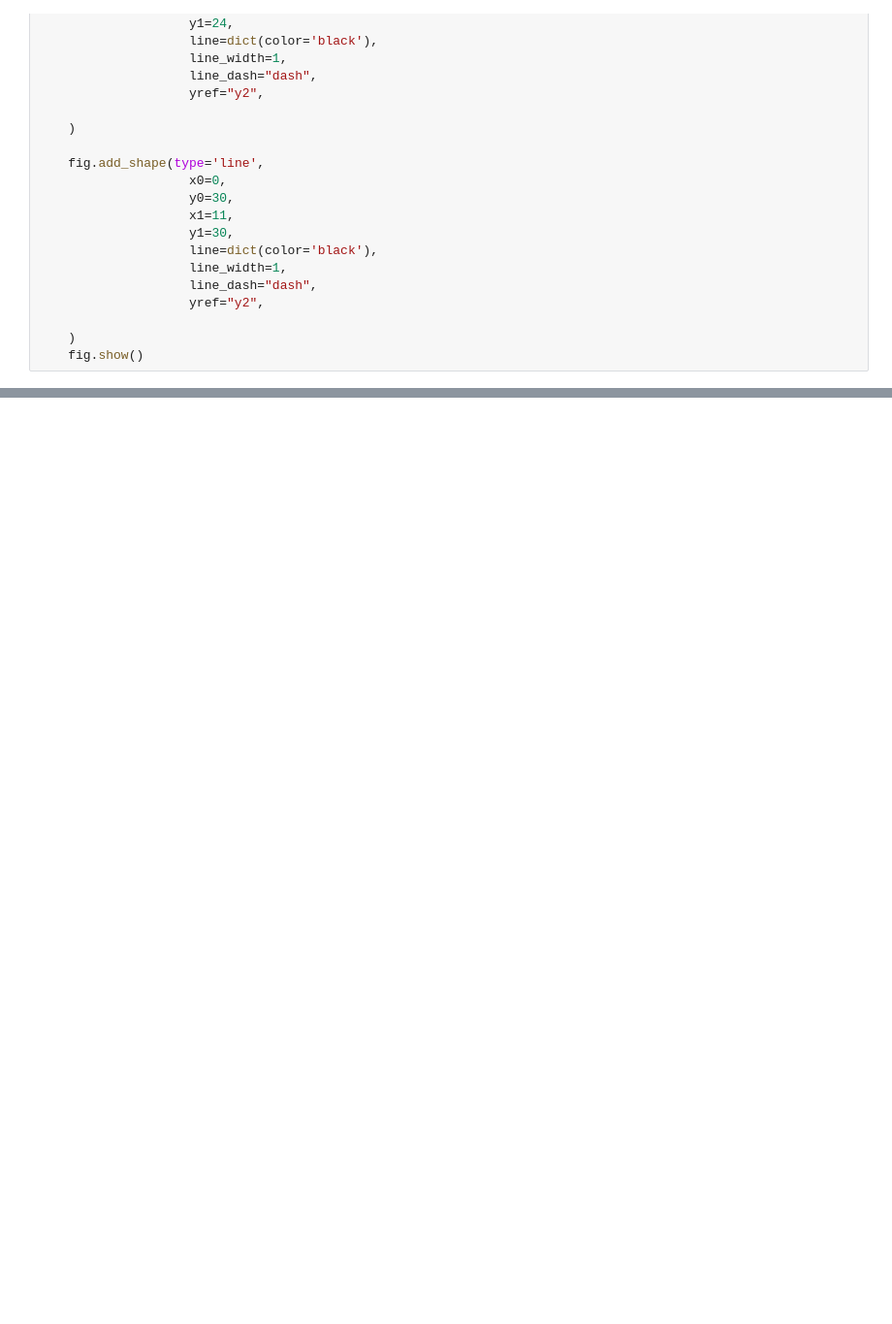
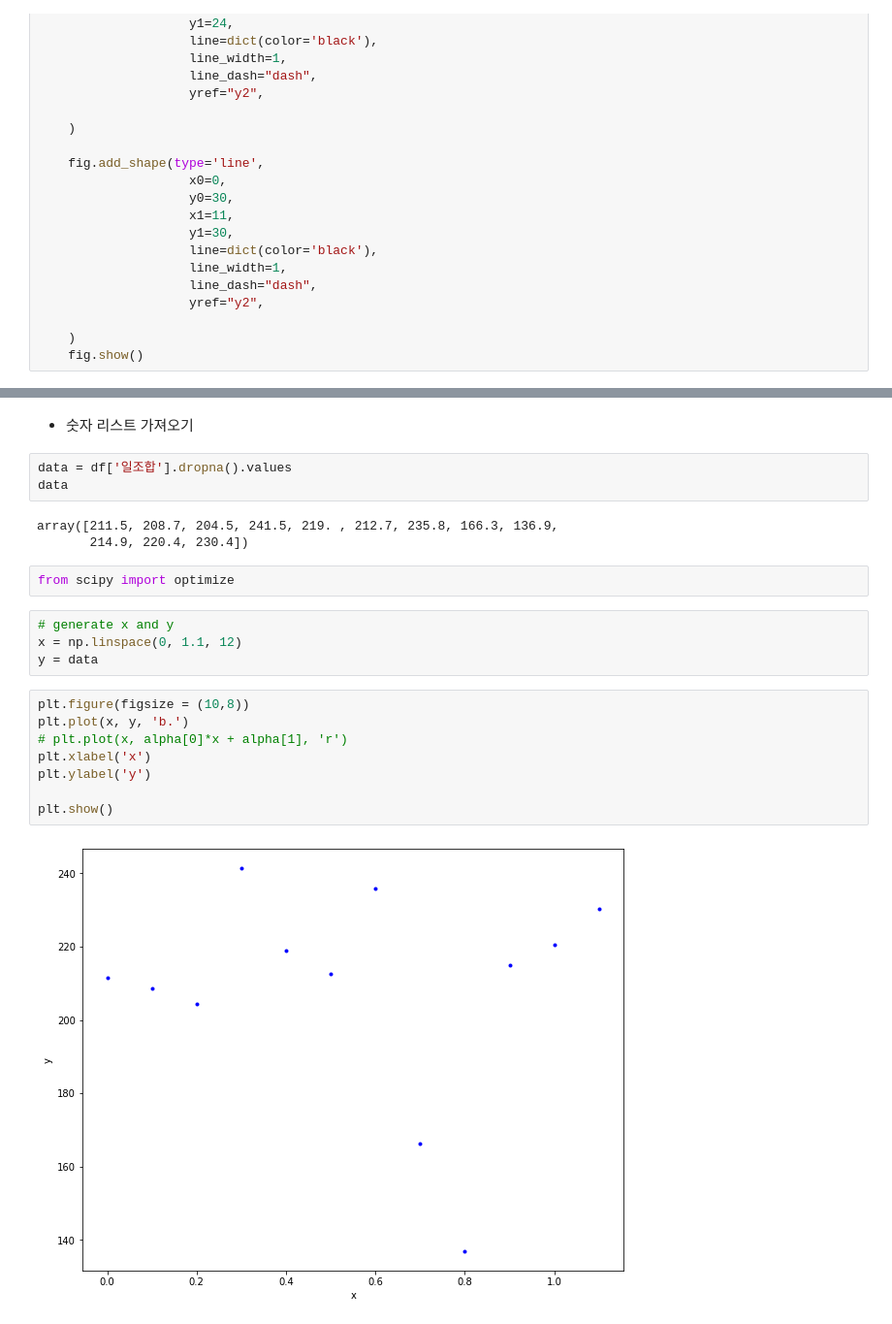
Before and after one commit to CoreDotToday/Mathematical-analysis-and-modeling-for-the-industrial-data-Spring-2023, a Jupyter notebook: Class1. Least Square Method/notebook/데이터불러와서그려보기.ipynb, the cells around one changed output, grey strips where cells are left out. Shown at 97% size. Cells and saved outputs as stored; diff of their text form; blank space fills up the shorter version.

```diff
--- a/Class1. Least Square Method/notebook/데이터불러와서그려보기.ipynb
+++ b/Class1. Least Square Method/notebook/데이터불러와서그려보기.ipynb
@@ -152,0 +198,24 @@ plot_sunshine(df, '울산')
+# %% [markdown]
+- 숫자 리스트 가져오기
+# %%
+data = df['일조합'].dropna().values
+data
+# %% [output]
+array([211.5, 208.7, 204.5, 241.5, 219. , 212.7, 235.8, 166.3, 136.9,
+       214.9, 220.4, 230.4])
+# %%
+from scipy import optimize
+# %%
+# generate x and y
+x = np.linspace(0, 1.1, 12)
+y = data
+# %%
+plt.figure(figsize = (10,8))
+plt.plot(x, y, 'b.')
+# plt.plot(x, alpha[0]*x + alpha[1], 'r')
+plt.xlabel('x')
+plt.ylabel('y')
+
+plt.show()
+# %% [output]
+[figure, added]
```
Also changed, not shown: parts of 20 cells of this notebook.
